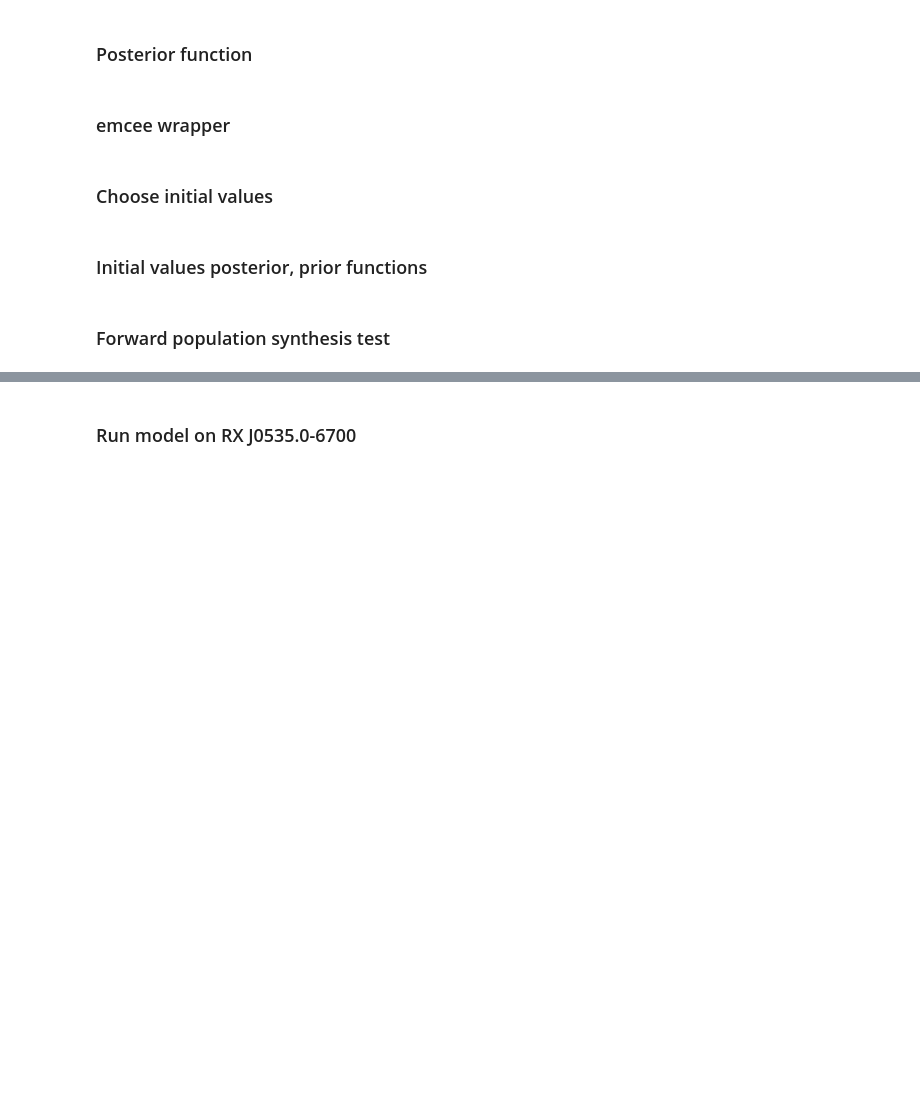
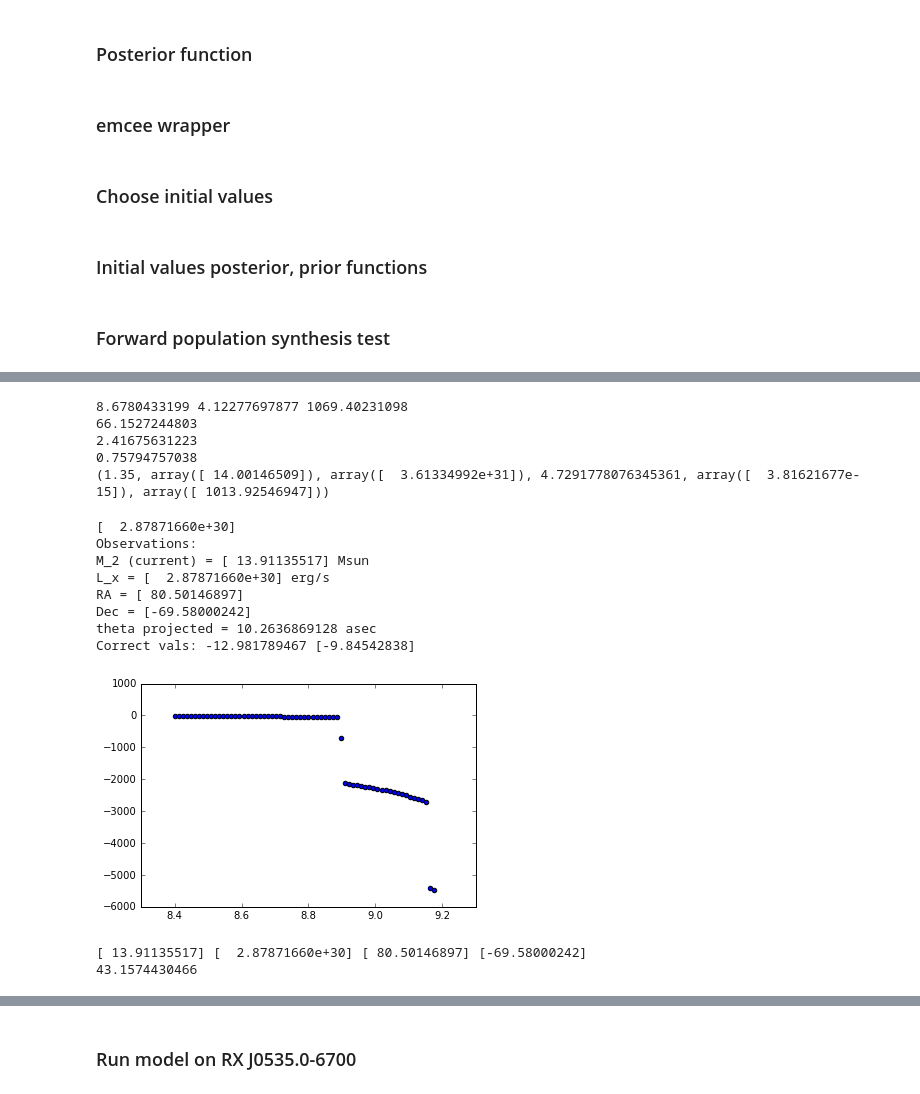
Before and after one commit to astroJeff/XRB, a Jupyter notebook: notebooks/LMC HMXB.ipynb, the cells around one changed output, grey strips where cells are left out. Cells and saved outputs as stored; diff of their text form; code cells hidden in the pictures; blank space fills up the shorter version.

```diff
--- a/notebooks/LMC HMXB.ipynb
+++ b/notebooks/LMC HMXB.ipynb
@@ -552,7 +555,7 @@ def ln_priors(y):
     lp += np.log( (1.0 / 0.7) * (1.0 / M1 ) )
 
     # P(A)
-    if A < min_A or A > max_A: return -np.inf
+    if A*(1.0-ecc) < min_A or A*(1.0+ecc) > max_A: return -np.inf
     norm_const = np.log(max_A) - np.log(min_A)
     lp += np.log( norm_const / A )
 
@@ -594,6 +597,7 @@ def ln_priors(y):
     M1_b, M2_b, A_b = func_MT_forward(M1, M2, A, ecc)
     A_c, v_sys, ecc = func_SN_forward(M1_b, M2_b, A_b, v_k, theta, phi)
     if ecc < 0.0 or ecc > 1.0 or np.isnan(ecc): return -np.inf
+
 #    t_sn = (t_b - func_sse_tmax(M1)) * 1.0e6 * yr_to_sec  # The time since the primary's core collapse
 #    theta_max = (v_sys * t_sn) / dist_LMC  # Unitless
 #    area = np.pi * rad_to_dec(theta_max)**2
@@ -618,7 +622,7 @@ def ln_priors(y):
 #    lp += np.log(sfh_normalization * sfh)
 
     # Add a prior so that the post-MT secondary is within the correct bounds
-    M2_c = M1 + M2 - 0.073 * np.power(M1, 1.0/0.704)
+    M2_c = M1 + M2 - func_sse_he_mass(M1)
     if M2_c > max_mass or M2_c < min_mass: return -np.inf
 
     # Add a prior so the effective time remains bounded
@@ -1022,7 +1029,7 @@ def get_ecc(N):
 # %%
 # Get random deviates
 
-N = 2500     # Number of random values to obtain
+N = 100000     # Number of random values to obtain
 n_bins = 100   # Number of bins for histogram
 
 M1_min = 8.0   # Minimum primary mass
@@ -1139,6 +1152,12 @@ print phi[i]
 
 t_obs = 40.0
 print full_forward(8.4, 7.5, 100.0, 0.1, 50.0, 1.66, 1.9, 40.0)
+# %% [output]
+8.6780433199 4.12277697877 1069.40231098
+66.1527244803
+2.41675631223
+0.75794757038
+(1.35, array([ 14.00146509]), array([  3.61334992e+31]), 4.7291778076345361, array([  3.81621677e-15]), array([ 1013.92546947]))
 # %%
 # Set birth time
 t_b = 40.0 # Myr
@@ -1160,15 +1179,17 @@ dec_b = dec_b + 0.0005
 
 M1 = 8.4
 M2 = 7.4
-A = 100.0
+A = 1000.0
 t_obs = 40.0
-v_k = 60.0
-theta = 1.66
+v_k = 10.0
+theta = 2.8
 phi = 1.9
 ecc = 0.1
 
-M2_d, L_x, v_sys = full_forward(M1, M2, A, ecc, v_k, theta, phi, t_obs)
+M_NS_out, M2_d, L_x, v_sys, M2_dot_out, A_out = full_forward(M1, M2, A, ecc, v_k, theta, phi, t_obs)
 t_post_SN = (t_obs - func_sse_tmax(M1)) * 1.0e6 * yr_to_sec
+
+print L_x
 
 #ran_theta = get_theta(1)
 ran_theta = 0.95*np.pi/2.0
@@ -1181,33 +1202,43 @@ dec = dec_b + rad_to_dec(delta_dec)
 delta_ra = np.sign(np.sin(ran_phi)) * np.sqrt((theta_proj_test**2 - delta_dec**2) / (np.cos(dec_to_rad(dec_b)) * np.cos(dec_to_rad(dec))))
 ra = ra_b + rad_to_dec(delta_ra)
 #ra = ra_b + rad_to_dec(theta_proj_test/np.cos(dec_b) * np.cos(ran_phi))
 
 
 # Observed values today
 print "Observations:"
 print "M_2 (current) =", M2_d, "Msun"
 print "L_x =", L_x, "erg/s"
 print "RA =", ra
 print "Dec =", dec
 print "theta projected =", theta_proj_test/asec_to_rad, "asec"
 
 # Testing
 args = M2_d, L_x, ra, dec
 
 x = M1, M2, A, ecc, v_k, theta, phi, ra_b, dec_b, t_b
 y = ra, dec, M1, M2, A, ecc, v_k, theta, phi, ra_b, dec_b, t_b
 print "Correct vals:", ln_priors(y), ln_posterior(x, args)
 
 
 M1_test = np.linspace(8.0, 9.2, 100)
 for m in M1_test:
     x = m, M2, A, ecc, v_k, theta, phi, ra_b, dec_b, t_b
 #    print m, ln_posterior(x, args)
     plt.scatter(m, ln_posterior(x, args))
 #print "Incorrect vals:", ln_priors(x), ln_posterior(x, args)
 #plt.ylim(-100, -15)
 
 plt.show()
+# %% [output]
+[  2.87871660e+30]
+Observations:
+M_2 (current) = [ 13.91135517] Msun
+L_x = [  2.87871660e+30] erg/s
+RA = [ 80.50146897]
+Dec = [-69.58000242]
+theta projected = 10.2636869128 asec
+Correct vals: -12.981789467 [-9.84542838]
+[figure, added]
 # %%
 start_time = time.time()
 
@@ -1216,6 +1247,9 @@ print M2_d, L_x, ra, dec
 sampler = run_emcee(M2_d, L_x, ra, dec, nburn=10, nsteps=10)
 
 print time.time()-start_time
+# %% [output]
+[ 13.91135517] [  2.87871660e+30] [ 80.50146897] [-69.58000242]
+43.1574430466
 # %%
 corner.hist2d(sampler.flatchain.T[0], sampler.flatchain.T[1])
 plt.axhline(M2)
```
Also changed, not shown: parts of 12 cells of this notebook.
